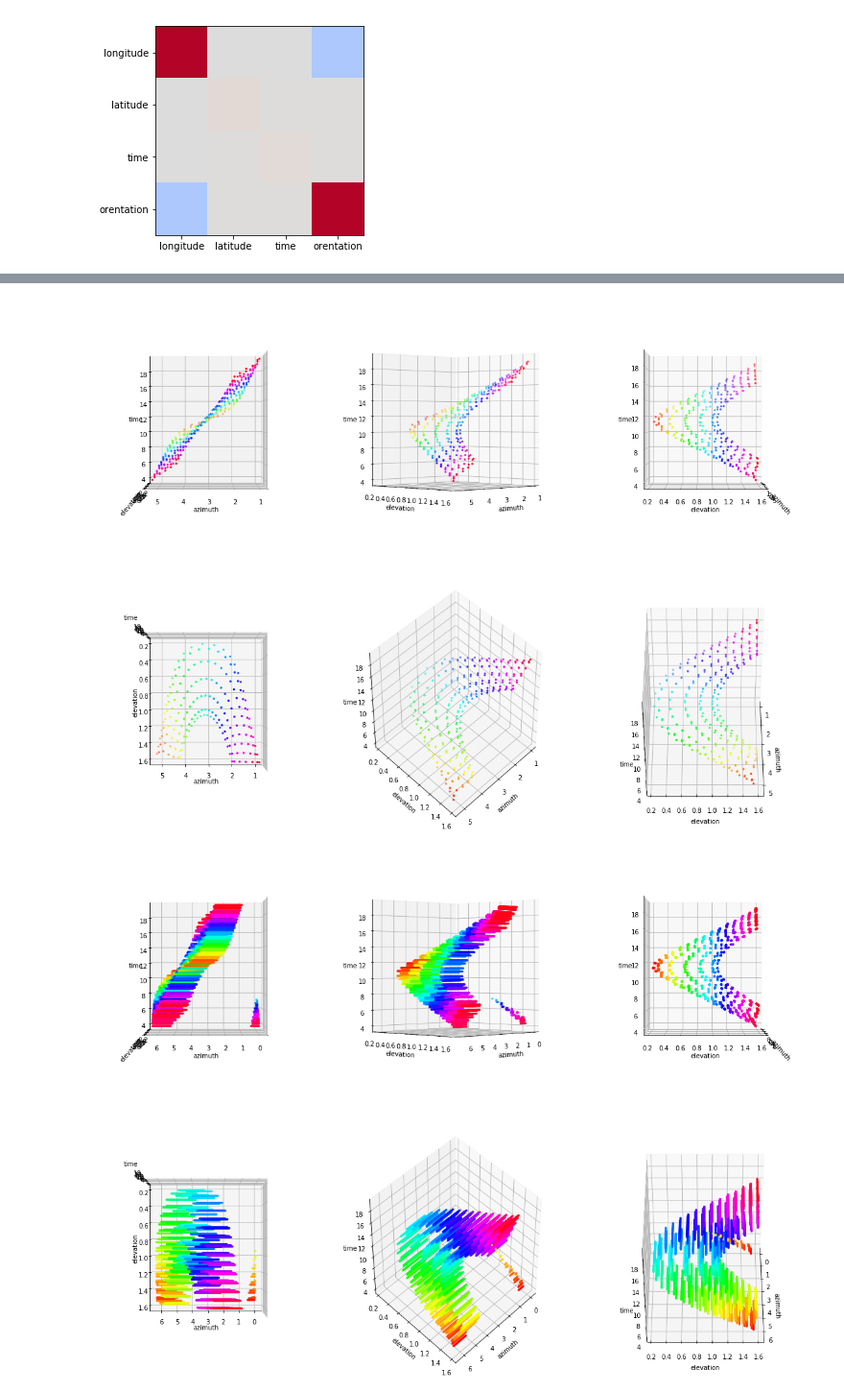
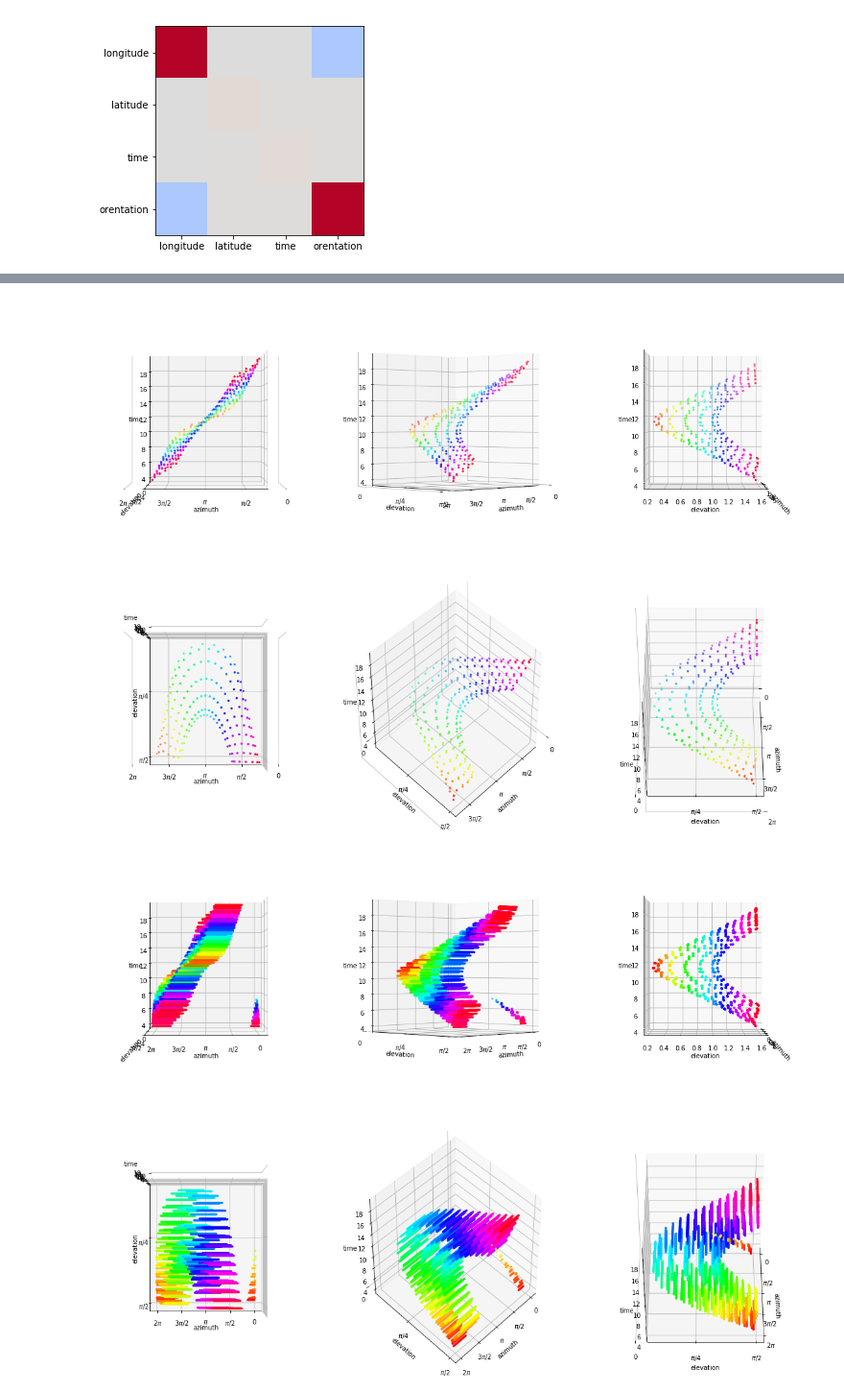
Before and after one commit to InsectRobotics/skylight, a Jupyter notebook: notebooks/pca-sun.ipynb, the cells around one changed output, grey strips where cells are left out. Shown at 96% size. Saved outputs shown, nothing was run; the diff lists cells and outputs as text; code cells hidden in the pictures.

```diff
--- a/notebooks/pca-sun.ipynb
+++ b/notebooks/pca-sun.ipynb
@@ -293,6 +275,10 @@ for i in xrange(4):
     ax.set_xlabel("azimuth")
     ax.set_ylabel("elevation")
     ax.set_zlabel("time")
+    ax.set_xticks([0, np.pi/2, np.pi, 3*np.pi/2, 2*np.pi])
+    ax.set_xticklabels(["0", u'$\pi/2$', u'$\pi$', u'$3 \pi/2$', '$2 \pi$'])
+    ax.set_yticks([0, np.pi/4, np.pi/2])
+    ax.set_yticklabels(["0", u'$\pi/4$', u'$\pi/2$'])
     ax.view_init(0, 90)
     ax = plt.subplot(232, projection='3d')
     ax.scatter3D([xxx[:, 0][ang::360] for ang in range(angs)],
@@ -302,6 +288,10 @@ for i in xrange(4):
     ax.set_xlabel("azimuth")
     ax.set_ylabel("elevation")
     ax.set_zlabel("time")
+    ax.set_xticks([0, np.pi/2, np.pi, 3*np.pi/2, 2*np.pi])
+    ax.set_xticklabels(["0", u'$\pi/2$', u'$\pi$', u'$3 \pi/2$', '$2 \pi$'])
+    ax.set_yticks([0, np.pi/4, np.pi/2])
+    ax.set_yticklabels(["0", u'$\pi/4$', u'$\pi/2$'])
     ax.view_init(0, 45)
     ax = plt.subplot(233, projection='3d')
     ax.scatter3D([xxx[:, 0][ang::360] for ang in range(angs)],
@@ -314,32 +304,44 @@ for i in xrange(4):
     ax.view_init(0, 0)
     ax = plt.subplot(234, projection='3d')
     ax.scatter3D([xxx[:, 0][ang::360] for ang in range(angs)],
                  [xxx[:, 1][ang::360] for ang in range(angs)],
                  [12 * xxx[:, 2][ang::360] + 12 for ang in range(angs)],
                  marker='.', c=[xxx[:, 2][ang::360] for ang in range(angs)], cmap='hsv')
     ax.set_xlabel("azimuth")
     ax.set_ylabel("elevation")
     ax.set_zlabel("time")
+    ax.set_xticks([0, np.pi/2, np.pi, 3*np.pi/2, 2*np.pi])
+    ax.set_xticklabels(["0", u'$\pi/2$', u'$\pi$', u'$3 \pi/2$', '$2 \pi$'])
+    ax.set_yticks([0, np.pi/4, np.pi/2])
+    ax.set_yticklabels(["0", u'$\pi/4$', u'$\pi/2$'])
     ax.view_init(90, 90)
     ax = plt.subplot(235, projection='3d')
     ax.scatter3D([xxx[:, 0][ang::360] for ang in range(angs)],
                  [xxx[:, 1][ang::360] for ang in range(angs)],
                  [12 * xxx[:, 2][ang::360] + 12 for ang in range(angs)],
                  marker='.', c=[xxx[:, 2][ang::360] for ang in range(angs)], cmap='hsv')
     ax.set_xlabel("azimuth")
     ax.set_ylabel("elevation")
     ax.set_zlabel("time")
+    ax.set_xticks([0, np.pi/2, np.pi, 3*np.pi/2, 2*np.pi])
+    ax.set_xticklabels(["0", u'$\pi/2$', u'$\pi$', u'$3 \pi/2$', '$2 \pi$'])
+    ax.set_yticks([0, np.pi/4, np.pi/2])
+    ax.set_yticklabels(["0", u'$\pi/4$', u'$\pi/2$'])
     ax.view_init(45, 45)
     ax = plt.subplot(236, projection='3d')
     ax.scatter3D([xxx[:, 0][ang::360] for ang in range(angs)],
                  [xxx[:, 1][ang::360] for ang in range(angs)],
                  [12 * xxx[:, 2][ang::360] + 12 for ang in range(angs)],
                  marker='.', c=[xxx[:, 2][ang::360] for ang in range(angs)], cmap='hsv')
     ax.set_xlabel("azimuth")
     ax.set_ylabel("elevation")
     ax.set_zlabel("time")
+    ax.set_xticks([0, np.pi/2, np.pi, 3*np.pi/2, 2*np.pi])
+    ax.set_xticklabels(["0", u'$\pi/2$', u'$\pi$', u'$3 \pi/2$', '$2 \pi$'])
+    ax.set_yticks([0, np.pi/4, np.pi/2])
+    ax.set_yticklabels(["0", u'$\pi/4$', u'$\pi/2$'])
     ax.view_init(45, 0)
 plt.show()
 # %% [output]
-[figure, old version]
+[figure, new version]
-[figure, old version]
+[figure, new version]
```
Also changed, not shown: parts of 20 cells of this notebook, 4 other files.
